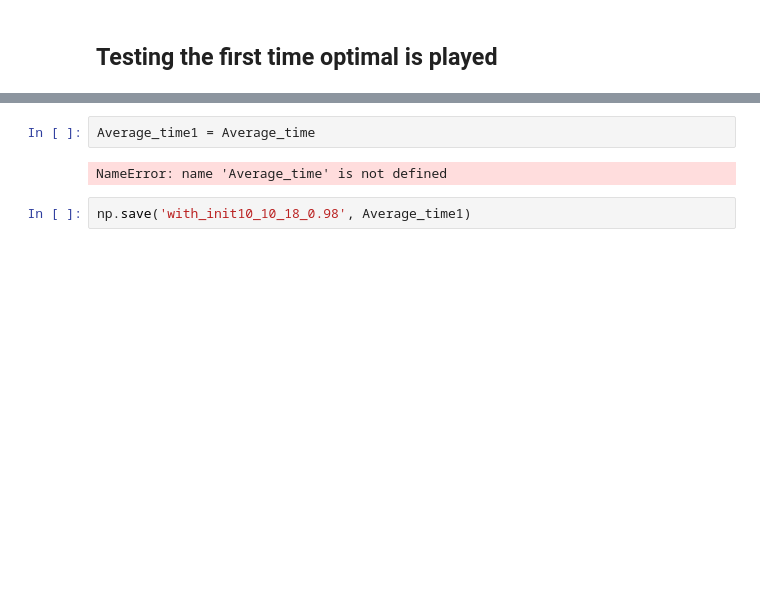
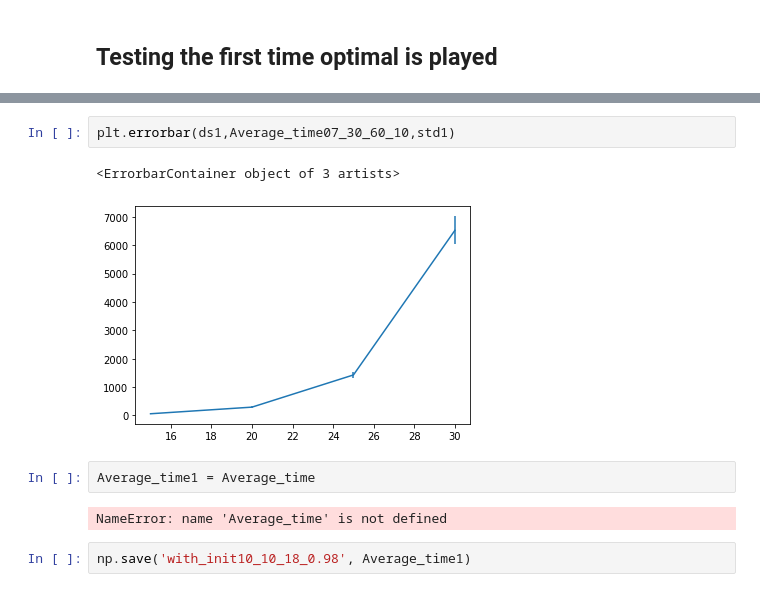
Before and after one commit to RaymZhang/TS_Combinatorial_Semi_Bandits_Curse, a Jupyter notebook: CTS_bipartite_graph.ipynb, the cells around one changed output, grey strips where cells are left out. Drawn from its saved outputs; the diff is of its cells as text; blank space fills up the shorter version.

```diff
--- a/CTS_bipartite_graph.ipynb
+++ b/CTS_bipartite_graph.ipynb
@@ -896,3 +959,8 @@ plt.legend()
+# %%
+plt.errorbar(ds1,Average_time07_30_60_10,std1)
+# %% [output]
+<ErrorbarContainer object of 3 artists>
+[figure, added]
 # %%
 Average_time1 = Average_time
 # %% [output]
```
Also changed, not shown: parts of 13 cells of this notebook, 40 other files.
